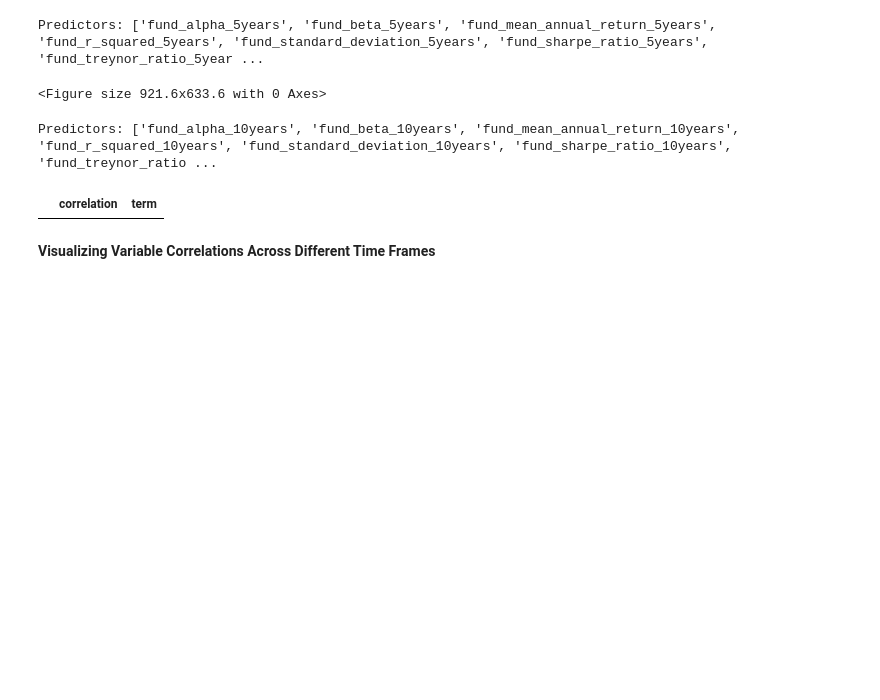
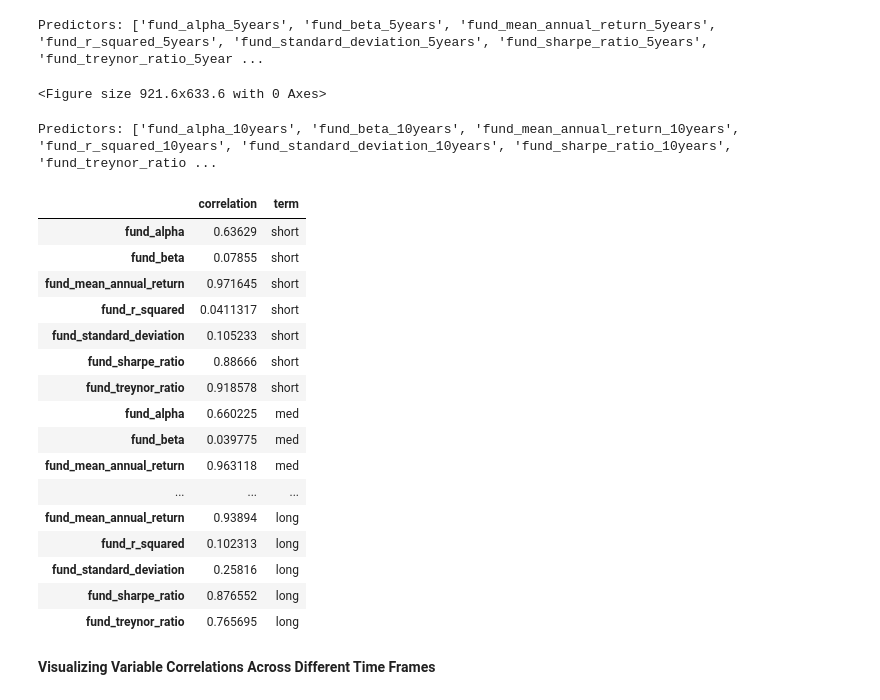
Before and after one commit to ctr48/Info2950FinalProject, a Jupyter notebook: May11V1.ipynb, the cells around one changed output. Saved outputs shown, nothing was run; the diff lists cells and outputs as text; code cells hidden in the pictures; blank space fills up the shorter version.

```diff
--- a/May11V1.ipynb
+++ b/May11V1.ipynb
@@ -117,14 +154,16 @@ Transforms treynor ratio columns to floats and saves partially cleaned dataframe
 # %%
 def str_to_float(df,column):
+
+
     '''
     This method converts the values of a specific column in a given dataframe from strings to floats\n",
     '''
     list=[]
-    col=df.columns.get_loc(column)
+    col_id=df.columns.get_loc(column)
     for i in range(df.shape[0]):
-        treynor=df.iloc[i,col]
+        treynor=df.iloc[i,col_id]
         if type(treynor) == None:
-            list.append(-1)
+            list.append(-100)
         if type(treynor) != None:
             if type(treynor) == str:
                 treynor = treynor.replace(',','')
@@ -147,9 +212,22 @@ Saves category fund return ytd in a new col and saves new df for future use
 df_mf['category_return_ytd']=df_mf_category_data['category_return_ytd']
 df_etf['category_return_ytd']=df_etf_category_data['category_return_ytd']
 
+#1 cat ytd
+df_mf2=df_mf.copy()
+df_etf2=df_etf.copy()
+
+df_mf['category_return_3years']=df_mf_category_data['category_return_3years']
+df_etf['category_return_3years']=df_etf_category_data['category_return_3years']
+
+df_mf['category_return_5years']=df_mf_category_data['category_return_5years']
+df_etf['category_return_5years']=df_etf_category_data['category_return_5years']
+
+df_mf['category_return_10years']=df_mf_category_data['category_return_10years']
+df_etf['category_return_10years']=df_etf_category_data['category_return_10years']
+
 #Saves new dataframes for future use.
-df_mf2=df_mf3=df_mf.copy()
-df_etf2=df_etf3=df_etf.copy()
+df_mf3=df_mf.copy()
+df_etf3=df_etf.copy()
 # %% [markdown]
 __Using our clean by keyword method to break the dataframe into more easily accessible parts:__
 # %%
@@ -977,12 +1077,9 @@ The R-squared value is 0.709
 # %%
 #First instance of df_mf3,df_etf3
-mf_short= cleanbykeyword(df_mf3,'3years').dropna()
-mf_med= cleanbykeyword(df_mf3,'5years').dropna()
-mf_long= cleanbykeyword(df_mf3,'10years').dropna()
+mf_short= cleanbykeyword(df_mf2,'3years').dropna()
+mf_med= cleanbykeyword(df_mf2,'5years').dropna()
+mf_long= cleanbykeyword(df_mf2,'10years').dropna()
 
 etf_short= cleanbykeyword(df_etf2,'3years').dropna()
 etf_med= cleanbykeyword(df_etf2,'5years').dropna()
 etf_long= cleanbykeyword(df_etf2,'10years').dropna()
-
-
-mf_long.columns
@@ -1041,29 +1132,45 @@ Predictors: ['fund_alpha_10years', 'fund_beta_10years', 'fund_mean_annual_return
 # %%
 #Consolidating short, medium, long term dataframes into one encompassing dataframe
 mf_short_corrs=mf_short_corrs.T.rename({'fund_alpha_3years':'fund_alpha','fund_beta_3years':'fund_beta','fund_mean_annual_return_3years':'fund_mean_annual_return','fund_r_squared_3years':'fund_r_squared','fund_standard_deviation_3years':'fund_standard_deviation','fund_sharpe_ratio_3years':'fund_sharpe_ratio','fund_treynor_ratio_3years':'fund_treynor_ratio',},axis='columns').T
 etf_short_corrs=etf_short_corrs.T.rename({'fund_alpha_3years':'fund_alpha','fund_beta_3years':'fund_beta','fund_mean_annual_return_3years':'fund_mean_annual_return','fund_r_squared_3years':'fund_r_squared','fund_standard_deviation_3years':'fund_standard_deviation','fund_sharpe_ratio_3years':'fund_sharpe_ratio','fund_treynor_ratio_3years':'fund_treynor_ratio'},axis='columns').T
 
 mf_med_corrs=mf_med_corrs.T.rename({'fund_alpha_5years':'fund_alpha','fund_beta_5years':'fund_beta','fund_mean_annual_return_5years':'fund_mean_annual_return','fund_r_squared_5years':'fund_r_squared','fund_standard_deviation_5years':'fund_standard_deviation','fund_sharpe_ratio_5years':'fund_sharpe_ratio','fund_treynor_ratio_5years':'fund_treynor_ratio'},axis='columns').T
 etf_med_corrs=etf_med_corrs.T.rename({'fund_alpha_5years':'fund_alpha','fund_beta_5years':'fund_beta','fund_mean_annual_return_5years':'fund_mean_annual_return','fund_r_squared_5years':'fund_r_squared','fund_standard_deviation_5years':'fund_standard_deviation','fund_sharpe_ratio_5years':'fund_sharpe_ratio','fund_treynor_ratio_5years':'fund_treynor_ratio'},axis='columns').T
 
 mf_long_corrs=mf_long_corrs.T.rename({'fund_alpha_10years':'fund_alpha','fund_beta_10years':'fund_beta','fund_mean_annual_return_10years':'fund_mean_annual_return','fund_r_squared_10years':'fund_r_squared','fund_standard_deviation_10years':'fund_standard_deviation','fund_sharpe_ratio_10years':'fund_sharpe_ratio','fund_treynor_ratio_10years':'fund_treynor_ratio'},axis='columns').T
 etf_long_corrs=etf_long_corrs.T.rename({'fund_alpha_10years':'fund_alpha','fund_beta_10years':'fund_beta','fund_mean_annual_return_10years':'fund_mean_annual_return','fund_r_squared_10years':'fund_r_squared','fund_standard_deviation_10years':'fund_standard_deviation','fund_sharpe_ratio_10years':'fund_sharpe_ratio','fund_treynor_ratio_10years':'fund_treynor_ratio' },axis='columns').T
 
 mf_short_corrs['term']='short'
 etf_short_corrs['term']='short'
 
 mf_med_corrs['term']='med'
 etf_med_corrs['term']='med'
 
 mf_long_corrs['term']='long'
 etf_long_corrs['term']='long'
 
 etf_corrs=pd.concat([etf_short_corrs,etf_med_corrs,etf_long_corrs])
 mf_corrs=pd.concat([mf_short_corrs,mf_med_corrs,mf_long_corrs])
 
-etf_corrs.head(0)
+etf_corrs.head(30)
 # %% [output]
 |  | correlation | term |
+| fund_alpha | 0.63629 | short |
+| fund_beta | 0.07855 | short |
+| fund_mean_annual_return | 0.971645 | short |
+| fund_r_squared | 0.0411317 | short |
+| fund_standard_deviation | 0.105233 | short |
+| fund_sharpe_ratio | 0.88666 | short |
+| fund_treynor_ratio | 0.918578 | short |
+| fund_alpha | 0.660225 | med |
+| fund_beta | 0.039775 | med |
+| fund_mean_annual_return | 0.963118 | med |
+| ... | ... | ... |
+| fund_mean_annual_return | 0.93894 | long |
+| fund_r_squared | 0.102313 | long |
+| fund_standard_deviation | 0.25816 | long |
+| fund_sharpe_ratio | 0.876552 | long |
+| fund_treynor_ratio | 0.765695 | long |
 # %% [markdown]
 **Visualizing Variable Correlations Across Different Time Frames**
 # %%
```
Also changed, not shown: parts of 52 cells of this notebook.
